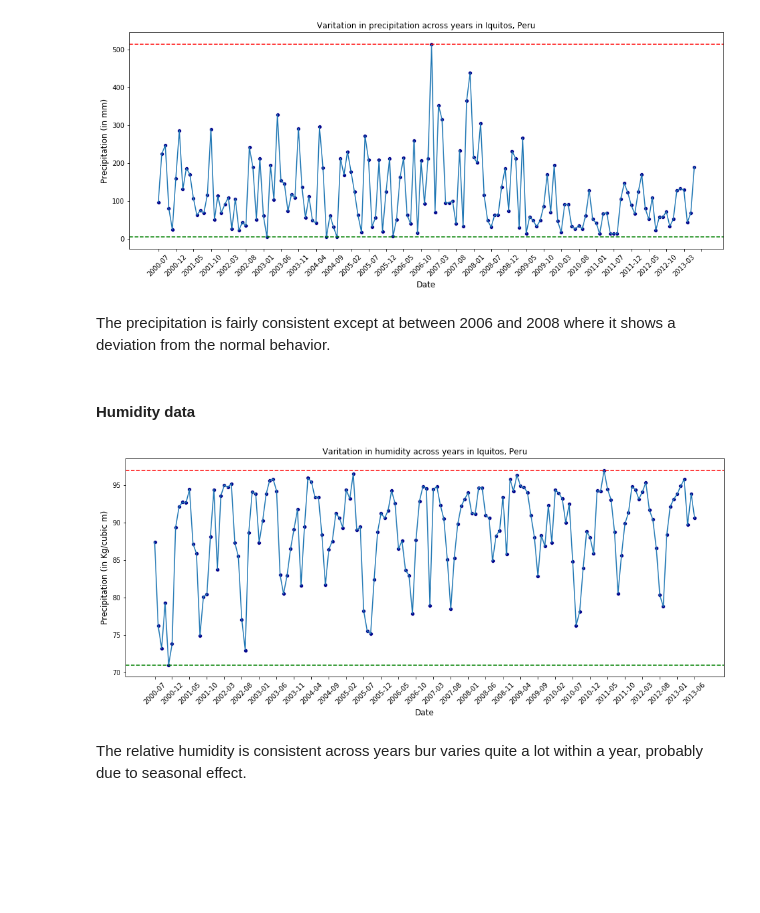
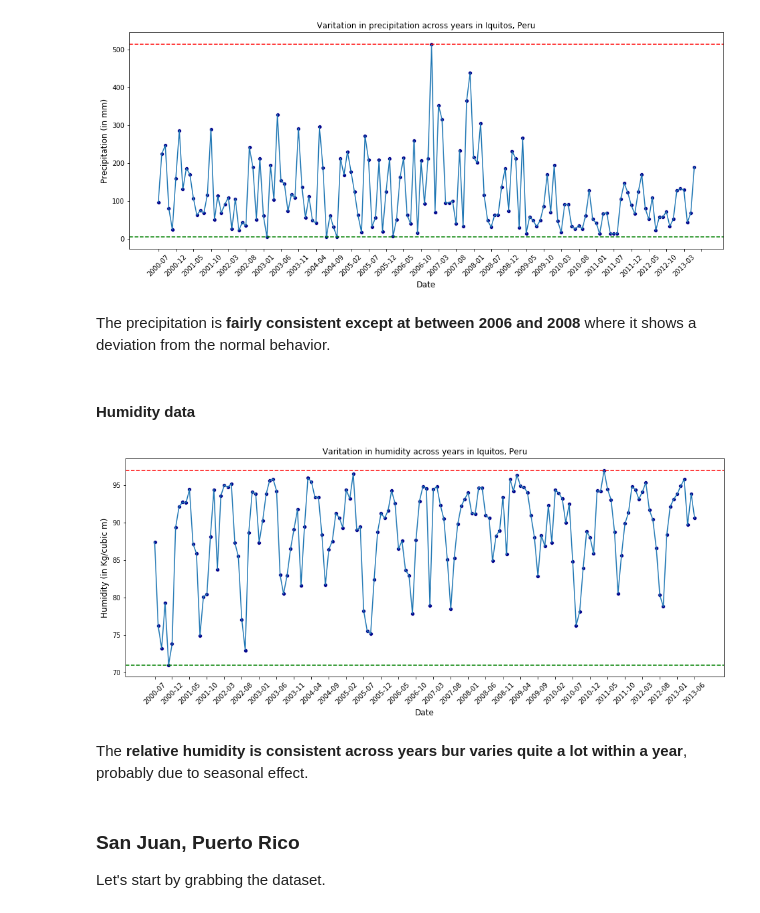
Before and after one commit to ITWSXInformatics/DengueSpreadInformationSystemDSIS, a Jupyter notebook: Data Analysis.ipynb, the cells around one changed output. Cells and saved outputs as stored; diff of their text form; code cells hidden in the pictures; blank space fills up the shorter version.

```diff
--- a/Data Analysis.ipynb
+++ b/Data Analysis.ipynb
@@ -280,22 +280,26 @@ plot.get_figure().savefig("plots/iquitos_precipitation.png")
 # %% [output]
 [figure]
 # %% [markdown]
-The precipitation is fairly consistent except at between 2006 and 2008 where it shows a deviation from the normal behavior.
+The precipitation is **fairly consistent except at between 2006 and 2008** where it shows a deviation from the normal behavior.
 # %% [markdown]
 #### Humidity data
 # %%
 plt.figure(figsize = (16, 6))
 
 plot = sns.lineplot('date', 'relative_humidity', data = dataset, markers=True)
 sns.scatterplot(dataset['date'], dataset['relative_humidity'], color = 'darkblue')
 plot.axhline(dataset['relative_humidity'].min(), c ='green', linestyle = '--')
 plot.axhline(dataset['relative_humidity'].max(), c ='red', linestyle = '--')
 plot.set_xlabel("Date",fontsize = 12)
-plot.set_ylabel("Precipitation (in Kg/cubic m)",fontsize = 12)
+plot.set_ylabel("Humidity (in Kg/cubic m)",fontsize = 12)
 plot.set_title("Varitation in humidity across years in Iquitos, Peru")
 plt.xticks(np.arange(0, 160, 5), rotation = 45)
 plot.get_figure().savefig("plots/iquitos_humidity.png")
 # %% [output]
-[figure, old version]
+[figure, new version]
 # %% [markdown]
-The relative humidity is consistent across years bur varies quite a lot within a year, probably due to seasonal effect.
+The **relative humidity is consistent across years bur varies quite a lot within a year**, probably due to seasonal effect.
+# %% [markdown]
+### San Juan, Puerto Rico
+
+Let's start by grabbing the dataset.
```
Also changed, not shown: parts of 21 cells of this notebook, 6 other files.
